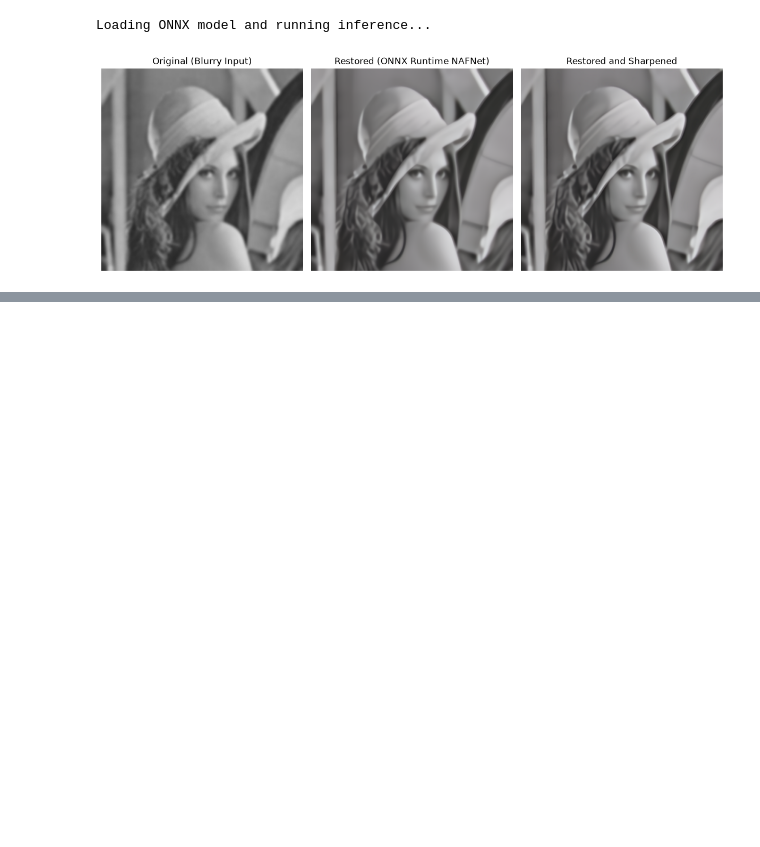
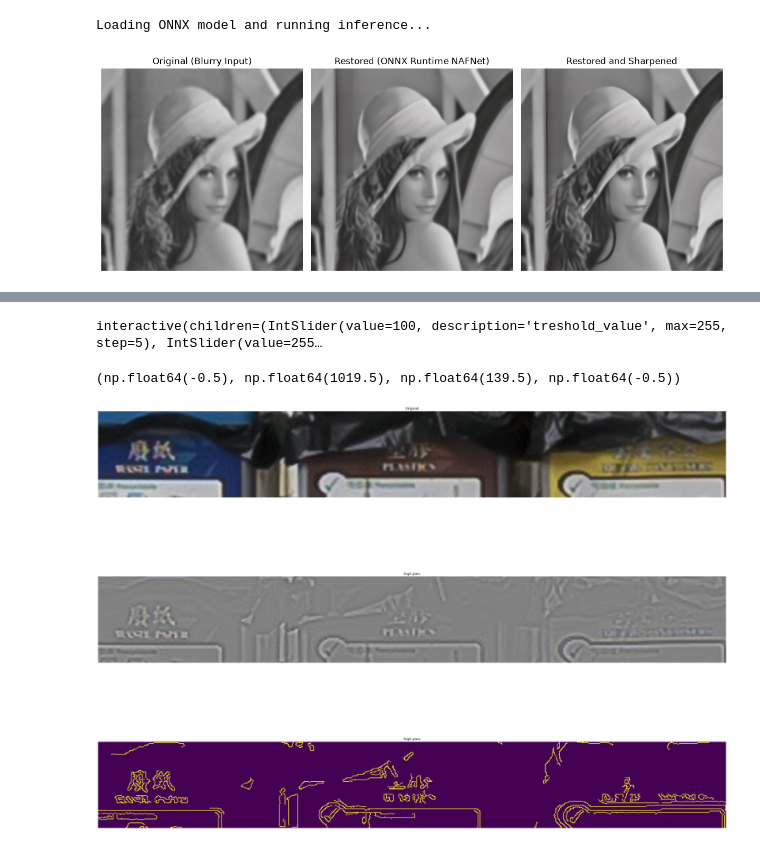
Before and after one commit to ROBOTICS-STEI-ITB/EL4007_PCD_praktikum_2627, a Jupyter notebook: praktikum_2.ipynb, the cells around one changed output, grey strips where cells are left out. Saved outputs shown, nothing was run; the diff lists cells and outputs as text; code cells hidden in the pictures; blank space fills up the shorter version.

```diff
--- a/praktikum_2.ipynb
+++ b/praktikum_2.ipynb
@@ -270,0 +320,63 @@ Guess the words on the plate.
+# %%
+@interact(treshold_value=(0, 255, 5), max_value=(0,255,5))
+def constrast_stretching(
+        treshold_value=100,
+        max_value=255,
+    ):
+
+    _, thresholded_cv = cv2.threshold(img_low_res_bw, treshold_value, max_value, cv2.THRESH_BINARY)
+
+    # 1. Original Image
+    plt.subplot(1, 2, 1)
+    plt.imshow(img_low_res)
+    plt.title(f"Original")
+    plt.axis('off')
+
+    # Subplot 2 (1 row, 2 columns, 2nd position)
+    plt.subplot(2, 1, 2)
+    plt.imshow(thresholded_cv, cmap='grey')
+    plt.title(f"restored")
+    plt.axis('off')
+
+    plt.tight_layout()
+    plt.show()
+# %% [output]
+interactive(children=(IntSlider(value=100, description='treshold_value', max=255, step=5), IntSlider(value=255…
+# %%
+blur = cv2.GaussianBlur(img, (0, 0), sigmaX=3)
+
+# Make sure you are using the same variable for both steps!
+blur = cv2.GaussianBlur(img_low_res, (0, 0), sigmaX=3)
+
+# 1. Convert arrays to 16-bit integers to safely handle negative math
+img_16 = img_low_res.astype(np.int16)
+blur_16 = blur.astype(np.int16)
+
+# 2. Apply your formula
+hpf_math = img_16 - blur_16 + 130
+
+# 3. Clip any rogue values below 0 or above 255, then convert back to standard image format
+hpf = np.clip(hpf_math, 0, 255).astype(np.uint8)
+
+canny_edges = cv2.Canny(hpf, 30, 120)
+
+plt.figure(figsize=(40, 30))
+
+plt.subplot(3, 1, 1)
+plt.imshow(img_low_res)
+plt.title(f"Original")
+plt.axis('off')
+
+# Subplot 2 (1 row, 2 columns, 2nd position)
+plt.subplot(3, 1, 2)
+plt.imshow(hpf)
+plt.title(f"high pass")
+plt.axis('off')
+
+plt.subplot(3, 1, 3)
+plt.imshow(canny_edges)
+plt.title(f"high pass")
+plt.axis('off')
+# %% [output]
+(np.float64(-0.5), np.float64(1019.5), np.float64(139.5), np.float64(-0.5))
+[figure, added]
```
Also changed, not shown: parts of 4 cells of this notebook, 11 other files.
